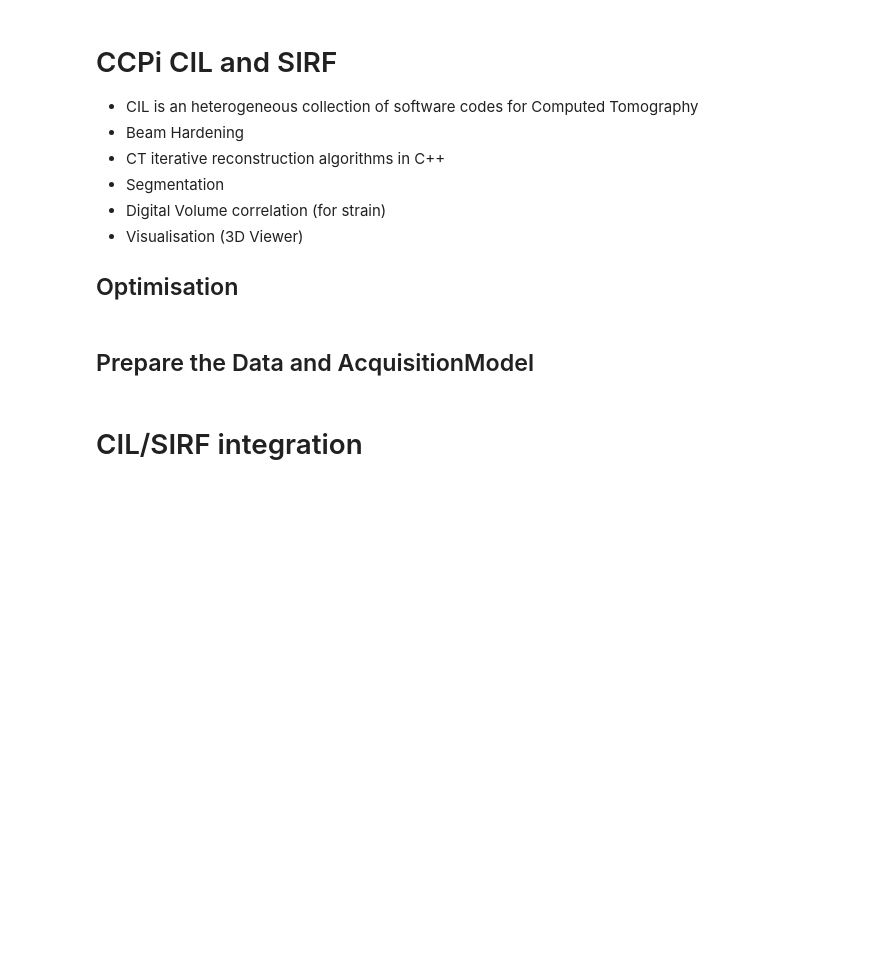
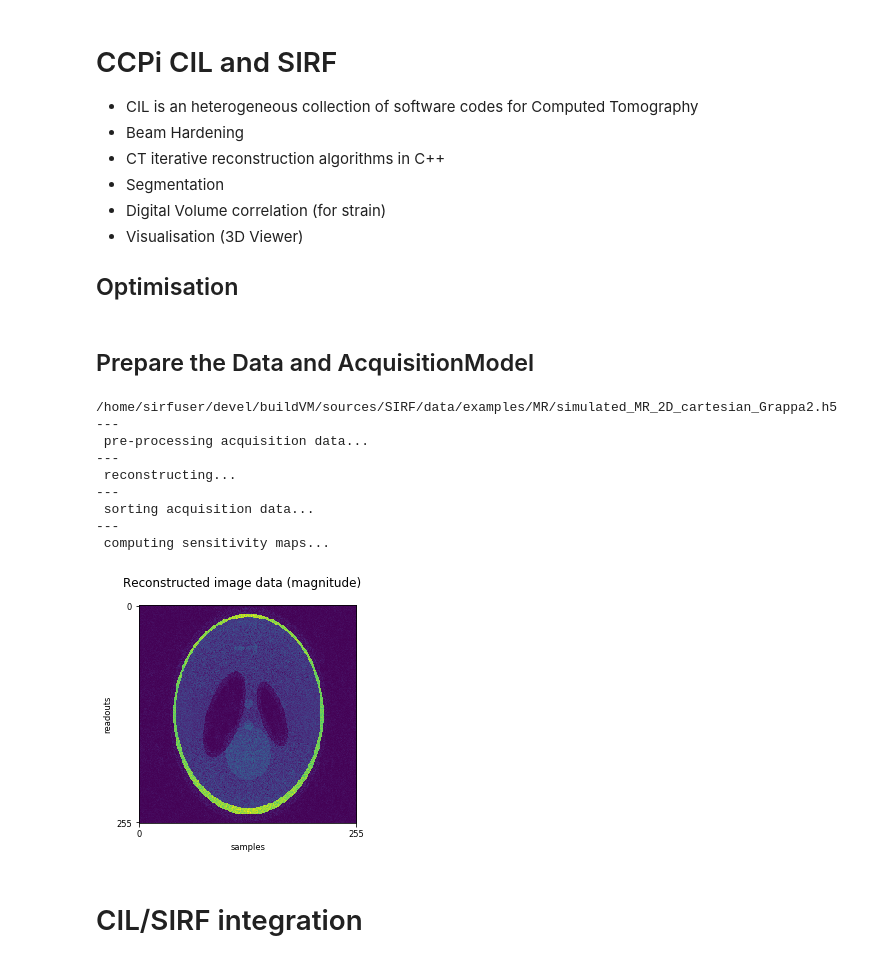
Before and after one commit to SyneRBI/SIRF-Exercises, a Jupyter notebook: notebooks/MR/Grappa and CIL.ipynb, the cells around one changed output. Saved outputs shown, nothing was run; the diff lists cells and outputs as text; code cells hidden in the pictures; blank space fills up the shorter version.

```diff
--- a/notebooks/MR/Grappa and CIL.ipynb
+++ b/notebooks/MR/Grappa and CIL.ipynb
@@ -124,7 +126,7 @@ data_file = 'simulated_MR_2D_cartesian_Grappa2.h5'
 data_path = None
 
 if data_path is None:
-    data_path = petmr_data_path('MR')
+    data_path = examples_data_path('MR')
 
 
 # locate the input data file
@@ -142,33 +144,44 @@ print('---\n pre-processing acquisition data...')
 gadget_chain = ['NoiseAdjustGadget', \
                 'AsymmetricEchoAdjustROGadget', \
                 'RemoveROOversamplingGadget']
 ap = AcquisitionDataProcessor( gadget_chain )
 ap.set_input( acq_data )
 ap.process()
 preprocessed_data = ap.get_output()
 
 
 # perform reconstruction
 recon = CartesianGRAPPAReconstructor()
 recon.set_input( preprocessed_data )
 recon.compute_gfactors( False )
 print('---\n reconstructing...')
 recon.process()
 # for undersampled acquisition data GRAPPA computes Gfactor images
 # in addition to reconstructed ones
 image_data = recon.get_output()
 
 image_array = image_data.as_array()
 title = 'Reconstructed image data (magnitude)'
 show_3D_array(abs(image_array), suptitle = title, label = 'slice', \
               xlabel = 'samples', ylabel = 'readouts', show = False)
 
 # compute coil sensitivity maps
 csms = CoilSensitivityData()
 print('---\n sorting acquisition data...')
 preprocessed_data.sort()
 print('---\n computing sensitivity maps...')
 csms.calculate( preprocessed_data )
+# %% [output]
+/home/sirfuser/devel/buildVM/sources/SIRF/data/examples/MR/simulated_MR_2D_cartesian_Grappa2.h5
+---
+ pre-processing acquisition data...
+---
+ reconstructing...
+---
+ sorting acquisition data...
+---
+ computing sensitivity maps...
+[figure, added]
 # %%
 # create acquisition model based on the acquisition parameters
 # stored in preprocessed_data and image parameters stored in
```
Also changed, not shown: parts of 15 cells of this notebook.
